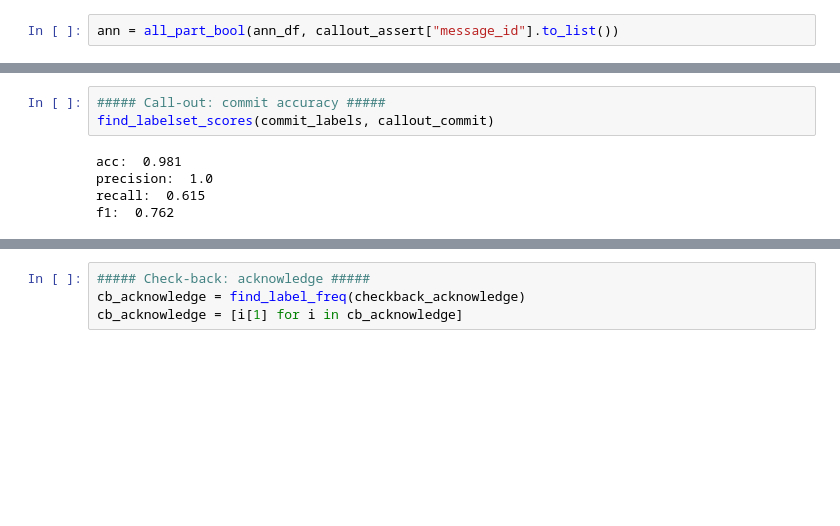
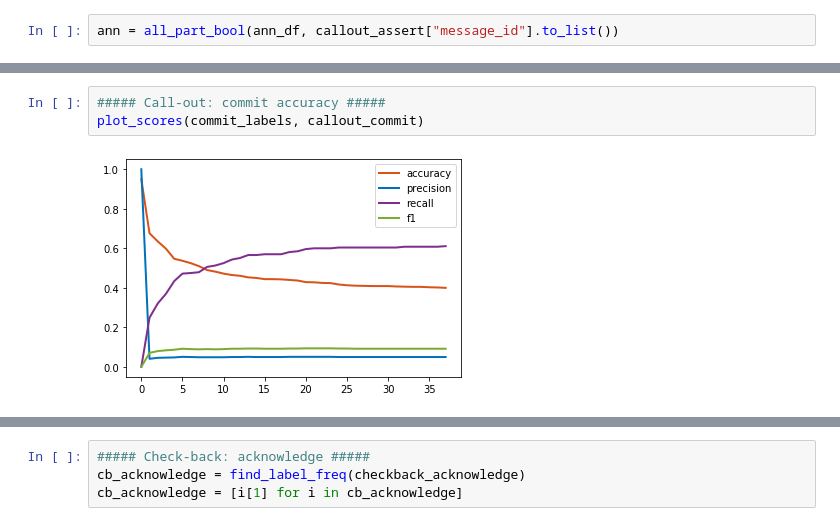
Before and after one commit to Yuweien/INFO699-clc-detection, a Jupyter notebook: clc_find_pattern.ipynb, the cells around one changed output, grey strips where cells are left out. Saved outputs shown, nothing was run; the diff lists cells and outputs as text; blank space fills up the shorter version.

```diff
--- a/clc_find_pattern.ipynb
+++ b/clc_find_pattern.ipynb
@@ -253,8 +270,5 @@ f1:  0.453
 # %%
 ##### Call-out: commit accuracy #####
-find_labelset_scores(commit_labels, callout_commit)
+plot_scores(commit_labels, callout_commit)
 # %% [output]
-acc:  0.981
-precision:  1.0
-recall:  0.615
-f1:  0.762
+[figure, added]
```
Also changed, not shown: parts of 40 cells of this notebook, 2 other files.
